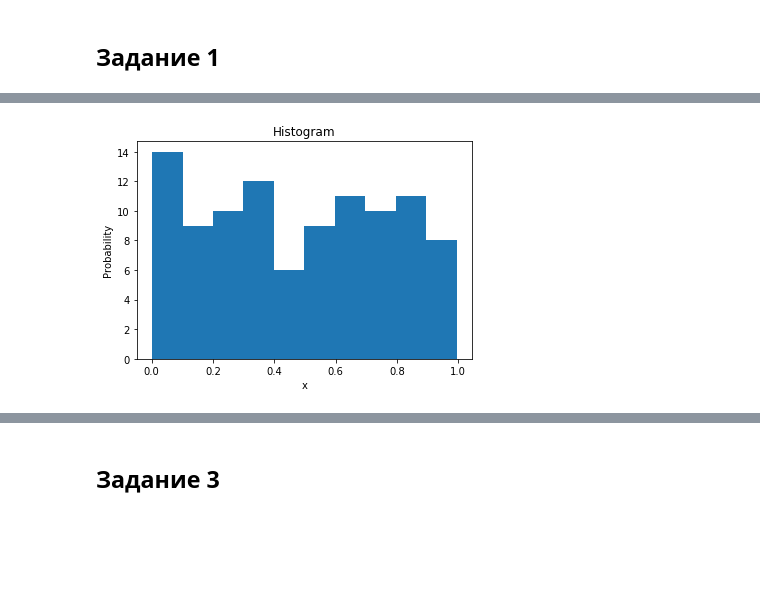
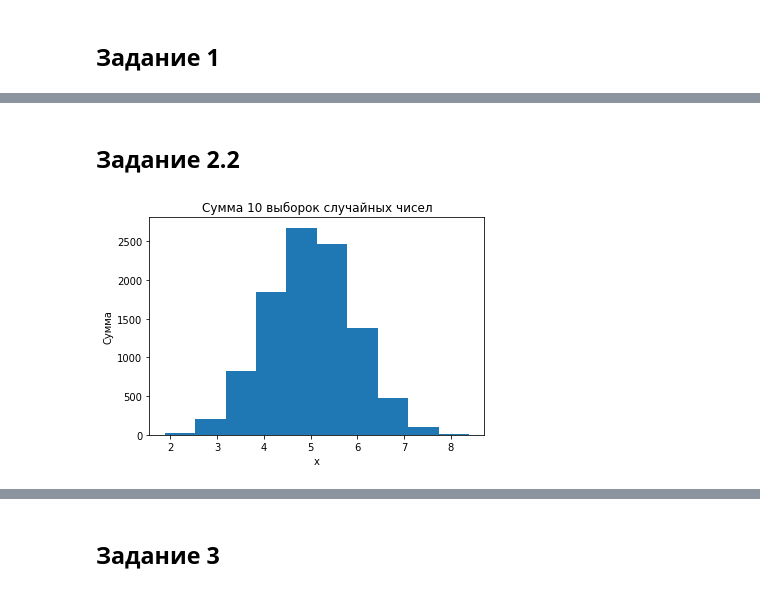
Before and after one commit to VitalyGladyshev/Math_Ess, a Jupyter notebook: ДЗ_05_ГладышевВВ.ipynb, the cells around one changed output, grey strips where cells are left out. Saved outputs shown, nothing was run; the diff lists cells and outputs as text; code cells hidden in the pictures; blank space fills up the shorter version.

```diff
--- a/ДЗ_05_ГладышевВВ.ipynb
+++ b/ДЗ_05_ГладышевВВ.ipynb
@@ -76,10 +93,16 @@ for i in range(0,10):
+# %% [markdown]
+## Задание 2.2
 # %%
-x =np.random.rand(100)
+n = 10000
+arr = np.zeros(n)
+for _ in range(0, 10):
+    arr +=  np.random.rand(n)
+
 num_bins = 10
-n, bins, patches = plt.hist(x, num_bins)
+z, bins, patches = plt.hist(arr, num_bins)
 plt.xlabel('x')
-plt.ylabel('Probability')
-plt.title('Histogram')
+plt.ylabel('Сумма')
+plt.title('Сумма 10 выборок случайных чисел')
 plt.show()
 # %% [output]
-[figure, old version]
+[figure, new version]
```
Also changed, not shown: parts of 20 cells of this notebook.
